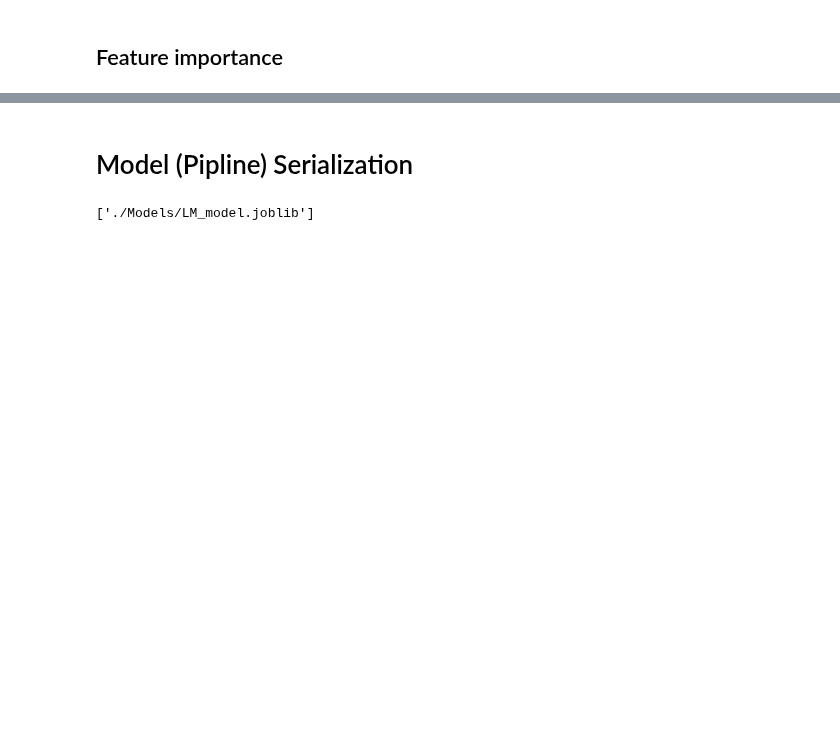
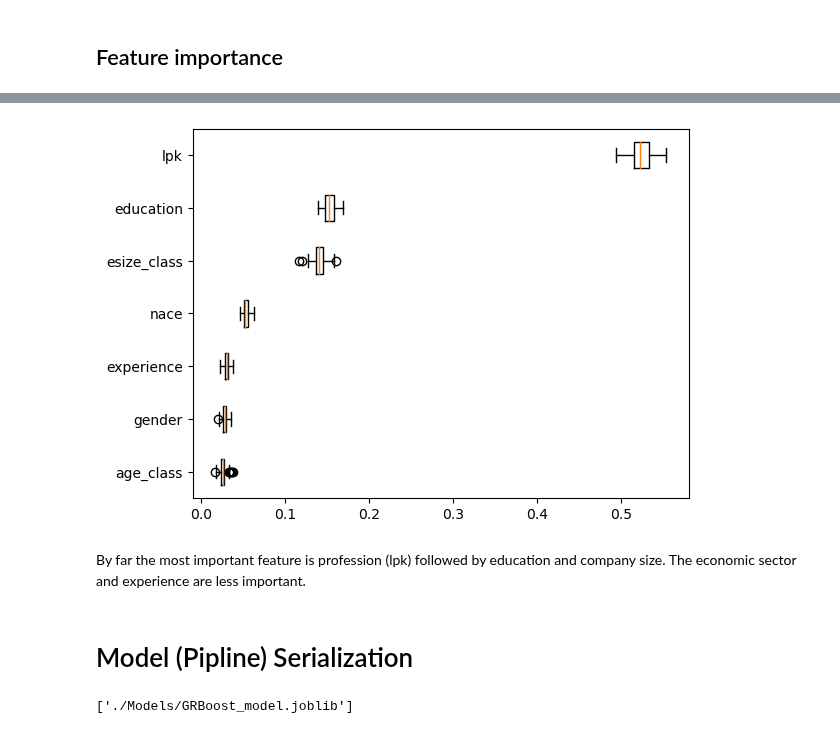
Before and after one commit to EdvinasStonevicius/LT-national-salary-analysis, a Jupyter notebook: python/03-ML_4_DT_GRBoost.ipynb, the cells around one changed output, grey strips where cells are left out. Cells and saved outputs as stored; diff of their text form; code cells hidden in the pictures; blank space fills up the shorter version.

```diff
--- a/python/03-ML_4_DT_GRBoost.ipynb
+++ b/python/03-ML_4_DT_GRBoost.ipynb
@@ -165,7 +164,22 @@ https://scikit-learn.org/stable/auto_examples/ensemble/plot_gradient_boosting_re
+# %%
+from sklearn.inspection import permutation_importance
+
+perm_importance = permutation_importance(best_model, X_test, y_test,  n_repeats=100,  random_state=0)
+importance_order = perm_importance.importances_mean.argsort()
+fig, ax = plt.subplots()
+plt.boxplot(
+    perm_importance.importances[importance_order].T,
+    vert=False,
+    labels=np.array(X_test.columns)[importance_order],
+);
+# %% [output]
+[figure, added]
+# %% [markdown]
+By far the most important feature is profession (lpk) followed by education and company size. The economic sector and experience are less important.
 # %% [markdown]
 # Model (Pipline) Serialization
 # %%
 import joblib
-joblib.dump(best_model, './Models/GBR_model.joblib')
+joblib.dump(best_model, './Models/GRBoost_model.joblib')
 # %% [output]
-['./Models/LM_model.joblib']
+['./Models/GRBoost_model.joblib']
```
Also changed, not shown: parts of 5 cells of this notebook, 2 other files.
